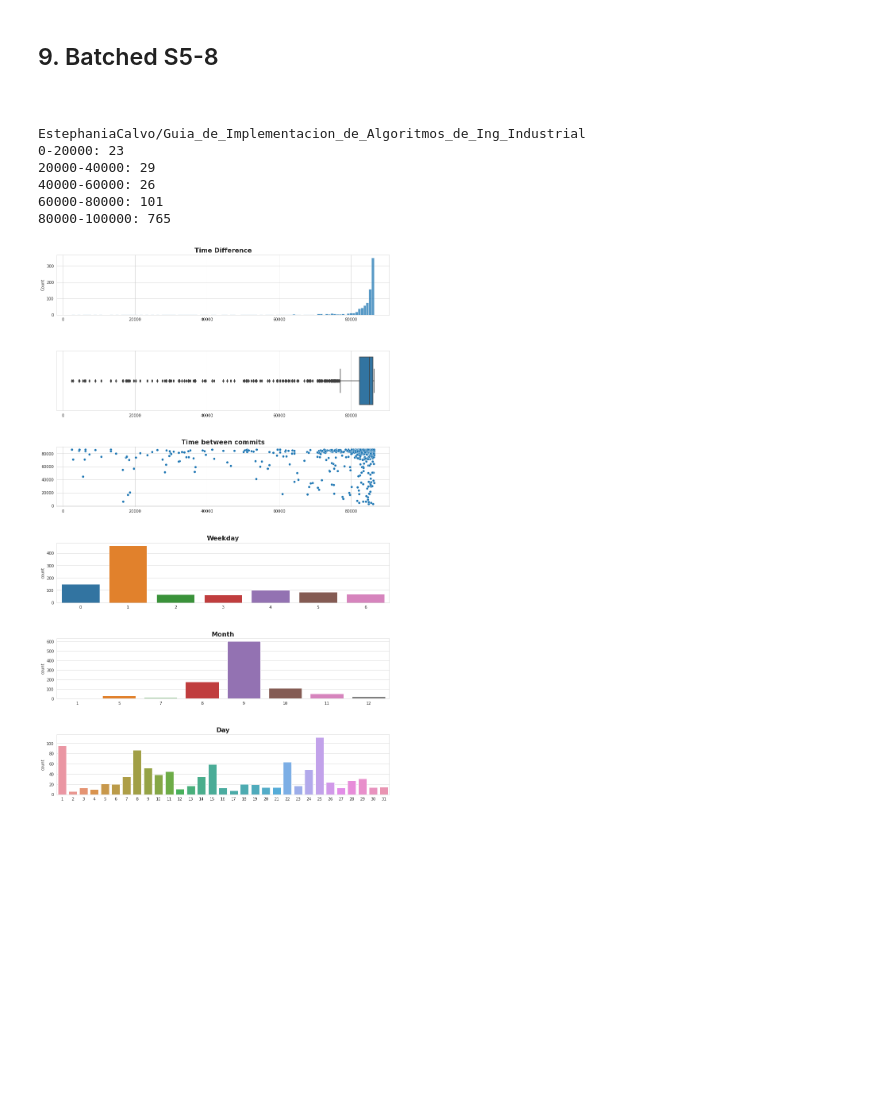
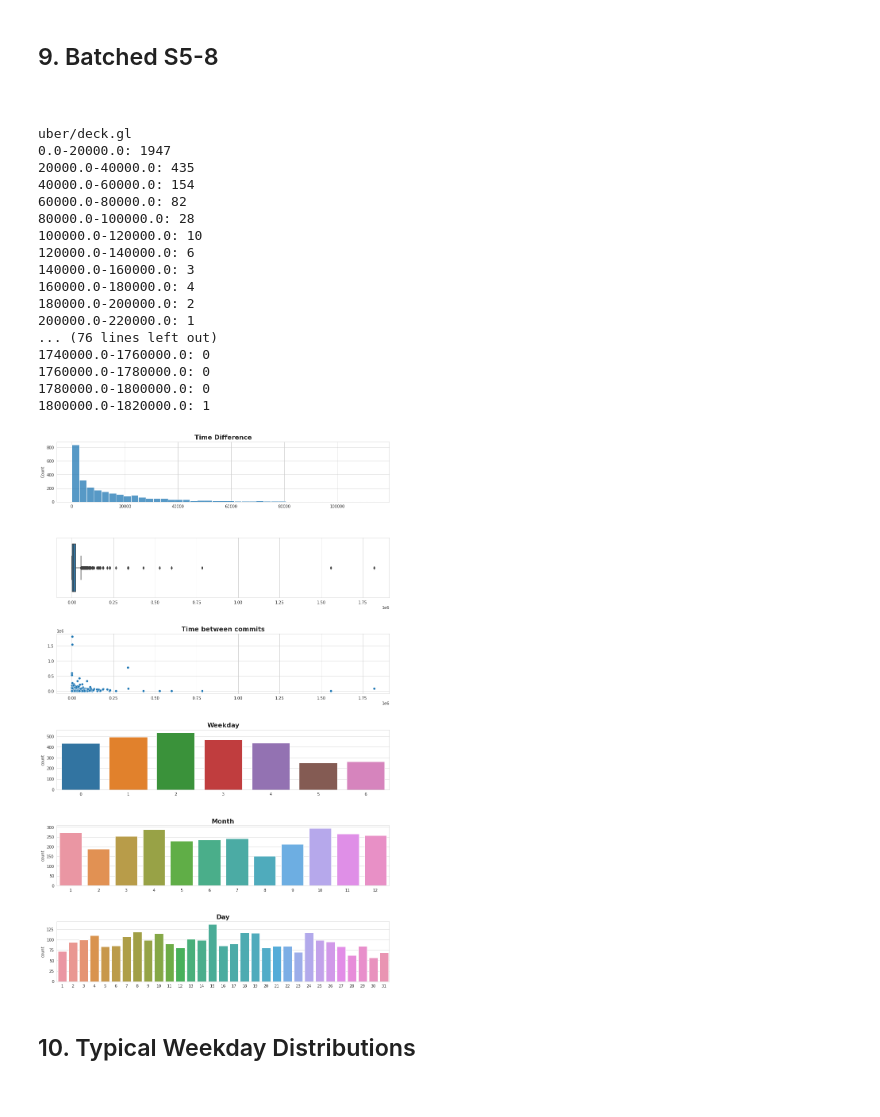
Before and after one commit to kevingao26/Binder-Logs, a Jupyter notebook: Binder-Launches-EDA.ipynb, the cells around one changed output. Cells and saved outputs as stored; diff of their text form; code cells hidden in the pictures; blank space fills up the shorter version.

```diff
--- a/Binder-Launches-EDA.ipynb
+++ b/Binder-Launches-EDA.ipynb
@@ -305,11 +310,16 @@ times
 Name: timestamp, Length: 1000, dtype: datetime64[ns, UTC]
 # %%
 time_diff = []
+time_total = []
 prev = 0
 for i in times:
     if prev != 0:
         if (i - prev).seconds != 0:
-            time_diff.append((i - prev).seconds)
+            time_diff.append((prev - i).total_seconds())
+            if time_total != []:
+                time_total.append(time_total[-1] + time_diff[-1])
+            else:
+                time_total.append(time_diff[-1])
     prev = i
-time_diff[0:10]
+time_diff[0:10], time_total[0:10]
 # %% [output]
@@ -317 +348,5 @@ time_diff[0:10]
+# %%
+h=sorted(time_diff)
+out_threshold= 2.0 * np.std(h + [-a for a in h])
+h=[i for i in h if i < out_threshold]
 # %%
@@ -410,41 +445,60 @@ def batch(min_count, max_count, index):
     time_diff = []
     prev = 0
     for i in times:
         if prev != 0:
             if (i - prev).seconds != 0:
-                time_diff.append((i - prev).seconds)
+                time_diff.append((prev - i).total_seconds())
         prev = i
-    time_diff[0:10]
-    sns.histplot(time_diff, ax=axs[0]).set_title("Time Difference", fontdict= { 'fontsize': 16, 'fontweight':'bold'})
+
+    h=sorted(time_diff)
+    out_threshold= 2.0 * np.std(h + [-a for a in h])
+    h=[i for i in h if i < out_threshold]
+    sns.histplot(h, ax=axs[0]).set_title("Time Difference", fontdict= { 'fontsize': 16, 'fontweight':'bold'})
 
     xax = np.arange(0, len(time_diff)).tolist()
     sns.boxplot(time_diff, ax=axs[1])
 
     max_amt = max(time_diff) // 20000
     for i in np.arange(max_amt + 1):
         amt = len(list(filter(lambda x: x > 20000 * i and x < 20000 * (i+1), time_diff)))
         print(str(20000 * i) + "-" + str(20000 * (i+1)) + ": " + str(amt))
 
     before_t = time_diff[:-1]
     after_t = time_diff[1:]
     sns.scatterplot(before_t, after_t, ax=axs[2]).set_title("Time between commits", fontdict= { 'fontsize': 16, 'fontweight':'bold'})
 
     #8
     weekday = times.apply(lambda x: x.weekday()).tolist()
     sns.countplot(weekday, ax=axs[3]).set_title("Weekday", fontdict= { 'fontsize': 16, 'fontweight':'bold'})
 
     month = times.apply(lambda x: x.month).tolist()
     sns.countplot(month, ax=axs[4]).set_title("Month", fontdict= { 'fontsize': 16, 'fontweight':'bold'})
 
     days = times.apply(lambda x: x.day).tolist()
     sns.countplot(days, ax=axs[5]).set_title("Day", fontdict= { 'fontsize': 16, 'fontweight':'bold'})
 
-batch(1000, 1001, 2)
+batch(2000, 3001, 10)
 # %% [output]
-EstephaniaCalvo/Guia_de_Implementacion_de_Algoritmos_de_Ing_Industrial
-0-20000: 23
-20000-40000: 29
-40000-60000: 26
-60000-80000: 101
-80000-100000: 765
+uber/deck.gl
+0.0-20000.0: 1947
+20000.0-40000.0: 435
+40000.0-60000.0: 154
+60000.0-80000.0: 82
+80000.0-100000.0: 28
+100000.0-120000.0: 10
+120000.0-140000.0: 6
+140000.0-160000.0: 3
+160000.0-180000.0: 4
+180000.0-200000.0: 2
+200000.0-220000.0: 1
+... (76 lines left out)
+1740000.0-1760000.0: 0
+1760000.0-1780000.0: 0
+1780000.0-1800000.0: 0
+1800000.0-1820000.0: 1
-[figure, old version]
+[figure, new version]
+# %% [markdown]
+<a name='weekday'></a>
+## 10. Typical Weekday Distributions
+
+<br>
```
Also changed, not shown: parts of 28 cells of this notebook, 2 other files.
